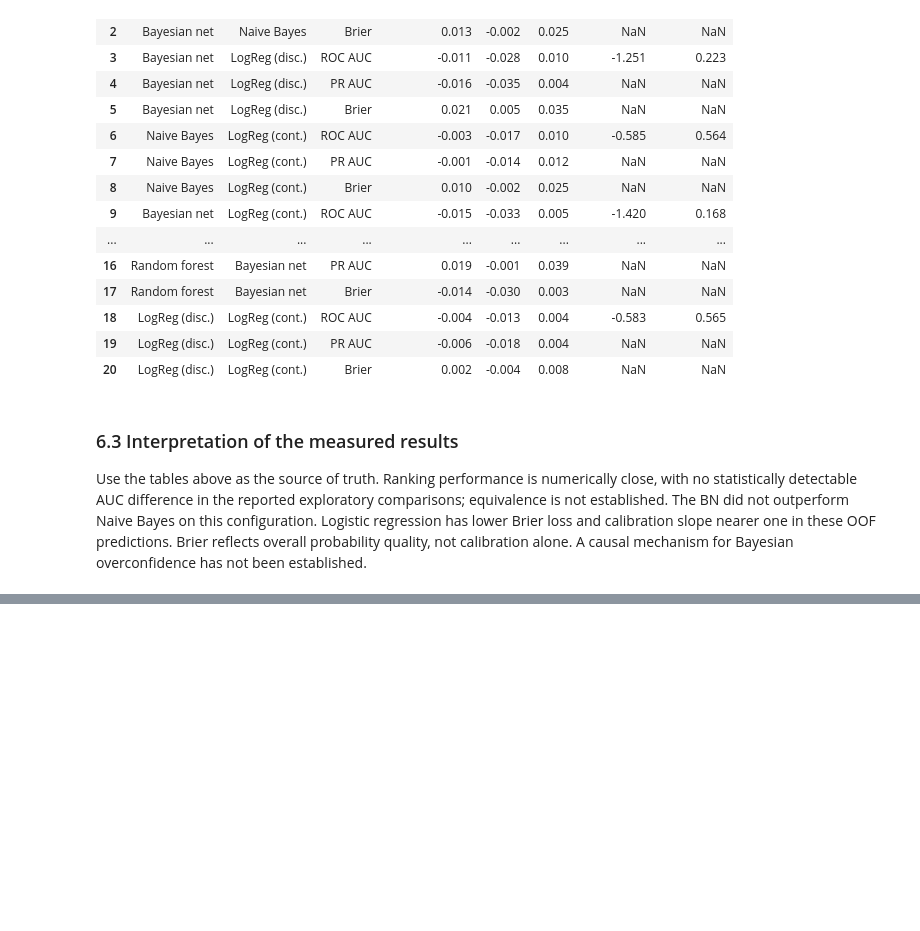
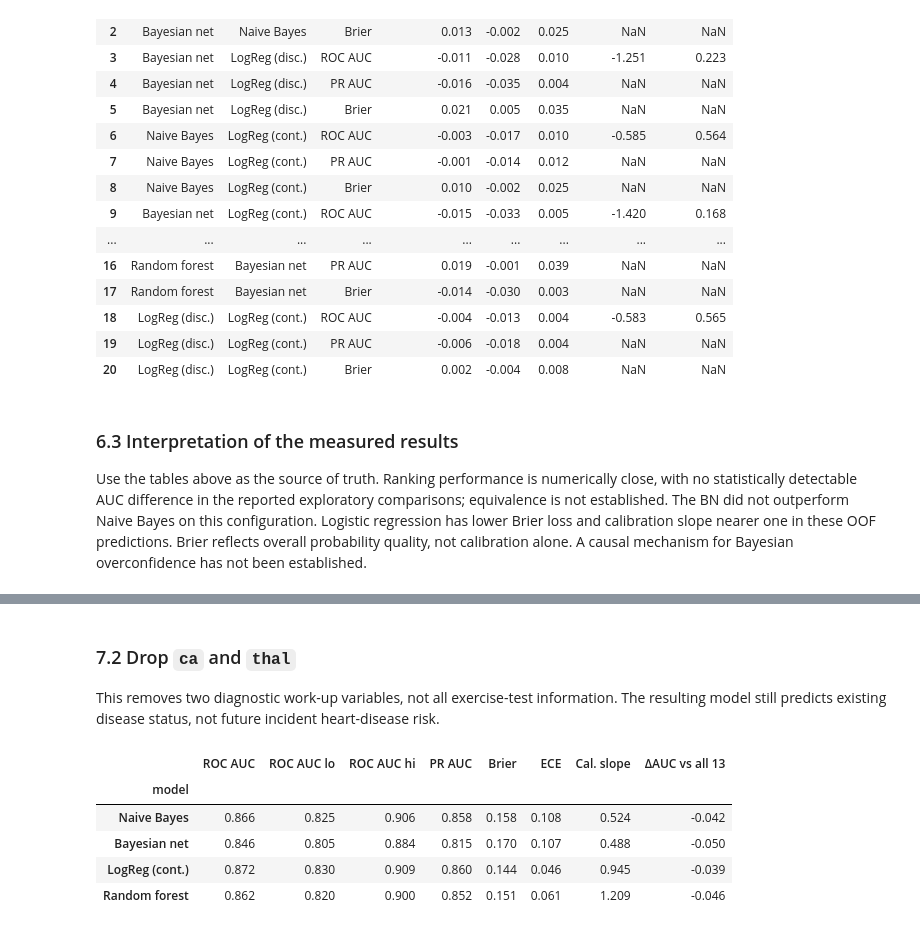
Before and after one commit to 69Igris/heart-disease-risk-modelling, a Jupyter notebook: notebooks/01_phase1_eda_and_classical_models.ipynb, the cells around one changed output, grey strips where cells are left out. Cells and saved outputs as stored; diff of their text form; code cells hidden in the pictures; blank space fills up the shorter version.

```diff
--- a/notebooks/01_phase1_eda_and_classical_models.ipynb
+++ b/notebooks/01_phase1_eda_and_classical_models.ipynb
@@ -303,0 +327,15 @@ Use the tables above as the source of truth. Ranking performance is numerically
+# %% [markdown]
+### 7.2 Drop `ca` and `thal`
+This removes two diagnostic work-up variables, not all exercise-test information. The resulting model still predicts existing disease status, not future incident heart-disease risk.
+# %%
+MODELS_B = {"Naive Bayes": (lambda s: BNClassifier(NB_EDGES, features=NO_TEST_D), Xd), "Bayesian net": (lambda s: BNClassifier(BN_EDGES, features=NO_TEST_D), Xd),
+            "LogReg (cont.)": (lambda s: LogReg("continuous", NO_TEST), Xr), "Random forest": (lambda s: Forest(NO_TEST, seed=s), Xr)}
+resB = {n: run_cv(mk, X, y, splits, K) for n, (mk, X) in MODELS_B.items()}; MB, _ = summarize(resB, y, B=B, seed=SEED); MB.to_csv(RES / "phase1_scenarioB.csv", index=False)
+cmp = MB.set_index("model")[["ROC AUC", "ROC AUC lo", "ROC AUC hi", "PR AUC", "Brier", "ECE", "Cal. slope"]].round(3); cmp["ΔAUC vs all 13"] = (MB.set_index("model")["ROC AUC"] - Mi["ROC AUC"]).round(3); display(cmp)
+# %% [output]
+|  | ROC AUC | ROC AUC lo | ROC AUC hi | PR AUC | Brier | ECE | Cal. slope | ΔAUC vs all 13 |
+| model |  |  |  |  |  |  |  |  |
+| Naive Bayes | 0.866 | 0.825 | 0.906 | 0.858 | 0.158 | 0.108 | 0.524 | -0.042 |
+| Bayesian net | 0.846 | 0.805 | 0.884 | 0.815 | 0.170 | 0.107 | 0.488 | -0.050 |
+| LogReg (cont.) | 0.872 | 0.830 | 0.909 | 0.860 | 0.144 | 0.046 | 0.945 | -0.039 |
+| Random forest | 0.862 | 0.820 | 0.900 | 0.852 | 0.151 | 0.061 | 1.209 | -0.046 |
```
Also changed, not shown: parts of 12 cells of this notebook, 23 other files.
